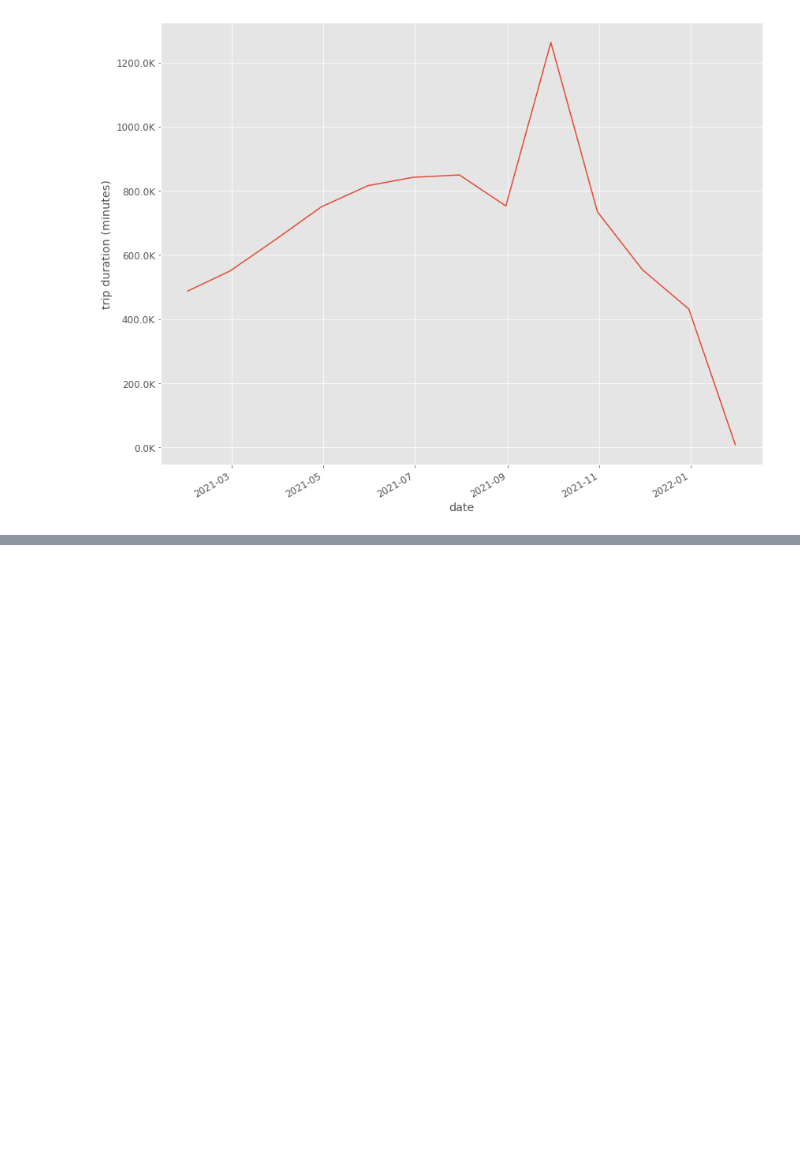
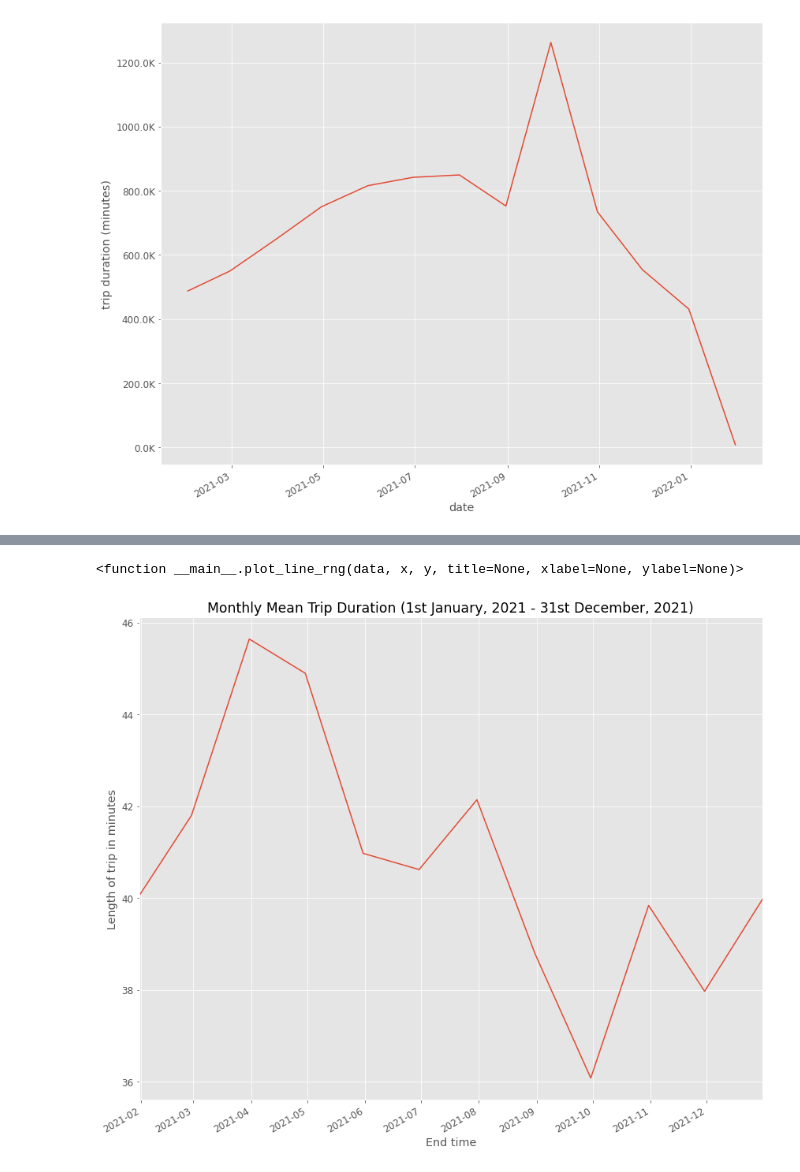
Before and after one commit to eldrigeampong/Data-Science, a Jupyter notebook: TimeSeries/project2.ipynb, the cells around one changed output, grey strips where cells are left out. Saved outputs shown, nothing was run; the diff lists cells and outputs as text; code cells hidden in the pictures; blank space fills up the shorter version.

```diff
--- a/TimeSeries/project2.ipynb
+++ b/TimeSeries/project2.ipynb
@@ -486,0 +532,9 @@ plot_line(
+# %%
+plot_line_rng(
+    data=get_samp_data(data=df_idx, ascending=True, before='2021-01-01', after='2021-12-31', rule='M').agg(np.mean),
+    x='end_time', y='duration',
+    xlabel='End time', ylabel='Length of trip in minutes', title='Monthly Mean Trip Duration (1st January, 2021 - 31st December, 2021)',
+)
+# %% [output]
+<function __main__.plot_line_rng(data, x, y, title=None, xlabel=None, ylabel=None)>
+[figure, added]
```
Also changed, not shown: parts of 4 cells of this notebook.
